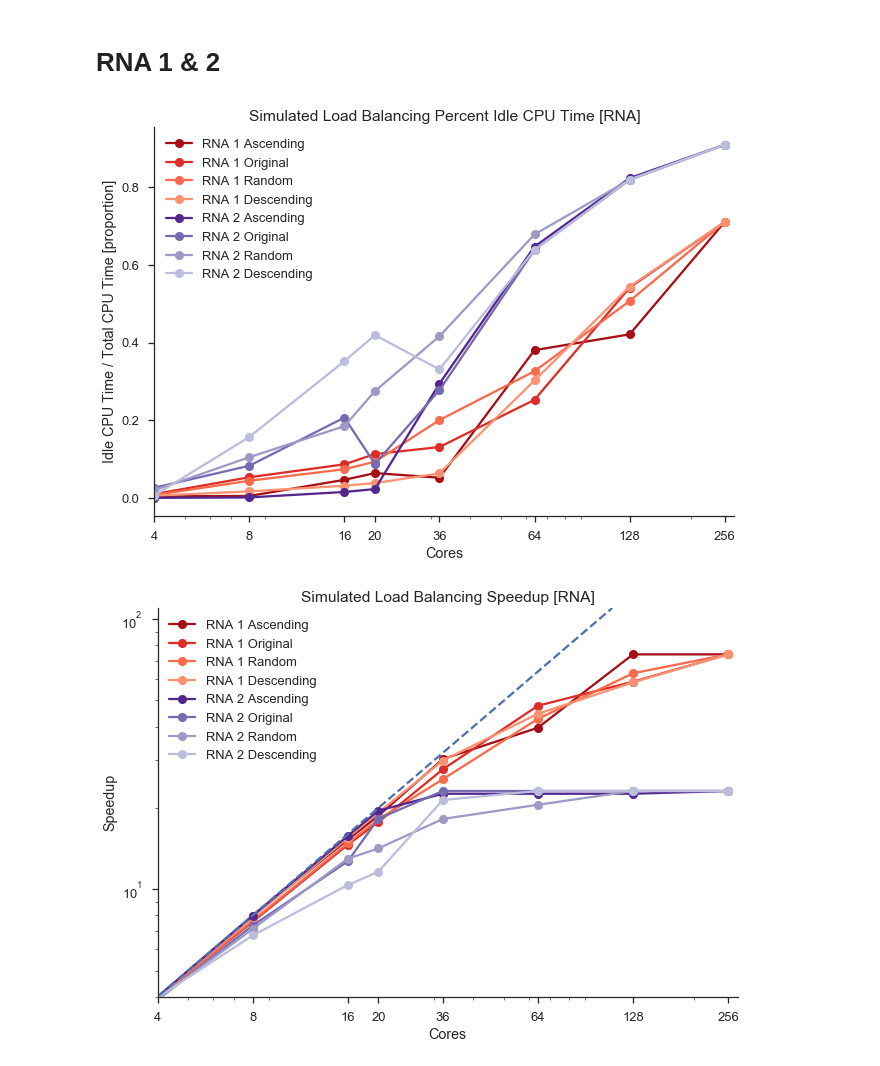
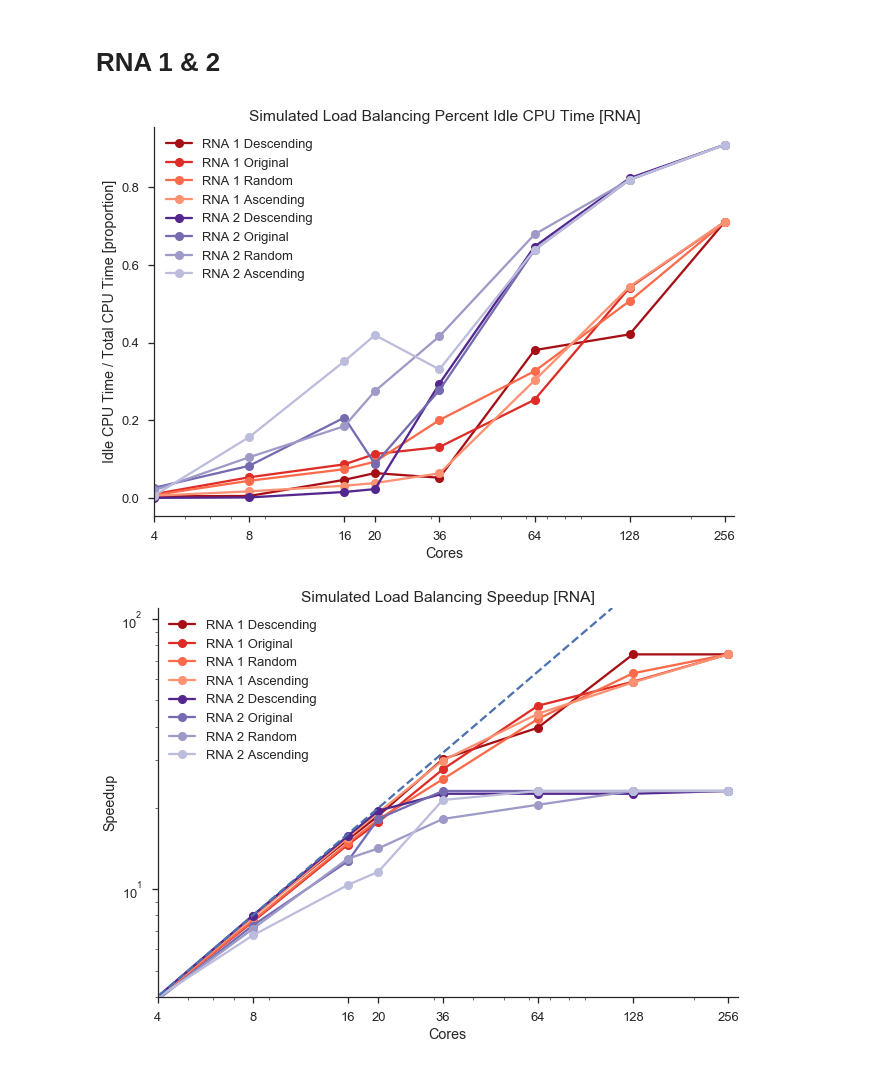
Before and after one commit to AndrewPaulLund/cs205project, a Jupyter notebook: plot_notebooks/simulation_load_balance_plots.ipynb, the cells around one changed output. Saved outputs shown, nothing was run; the diff lists cells and outputs as text; code cells hidden in the pictures.

```diff
--- a/plot_notebooks/simulation_load_balance_plots.ipynb
+++ b/plot_notebooks/simulation_load_balance_plots.ipynb
@@ -118,9 +116,9 @@ sns.despine();
 # RNA 1 & 2
 # %%
 #read in data
-r1 = pd.read_csv('../data/simulation_timings/RNA1.simulate.txt', sep='\t', header=None,
+r1 = pd.read_csv('../load_balancing_simulator/output/RNA1.simulate.txt', sep='\t', header=None,
                 names=['case', 'cores', 'idle_time', 'compute_time', 'total_time', '%_wasted'])
-r2 = pd.read_csv('../data/simulation_timings/RNA2.simulate.txt', sep='\t', header=None,
+r2 = pd.read_csv('../load_balancing_simulator/output/RNA2.simulate.txt', sep='\t', header=None,
                 names=['case', 'cores', 'idle_time', 'compute_time', 'total_time', '%_wasted'])
 
 #sort by 'case'
@@ -129,67 +127,67 @@ r2 = r2.sort_values(by=['case'])
 # %%
 #separate cases (10 rows per case)
 #RNA1
-r1_ascending = r1.iloc[0:10].sort_values(by=['cores'])
+r1_descending = r1.iloc[0:10].sort_values(by=['cores'])
 r1_original = r1.iloc[10:20].sort_values(by=['cores'])
 r1_random = r1.iloc[20:30].sort_values(by=['cores'])
-r1_descending = r1.iloc[30:40].sort_values(by=['cores'])
+r1_ascending = r1.iloc[30:40].sort_values(by=['cores'])
 
 #RNA2
-r2_ascending = r2.iloc[0:10].sort_values(by=['cores'])
+r2_descending = r2.iloc[0:10].sort_values(by=['cores'])
 r2_original = r2.iloc[10:20].sort_values(by=['cores'])
 r2_random = r2.iloc[20:30].sort_values(by=['cores'])
-r2_descending = r2.iloc[30:40].sort_values(by=['cores'])
+r2_ascending = r2.iloc[30:40].sort_values(by=['cores'])
 
 #speedup
 #RNA1
-r1_ascending_speedup = [r1_ascending.iloc[0]['total_time']/p for p in r1_ascending['total_time']]
+r1_descending_speedup = [r1_descending.iloc[0]['total_time']/p for p in r1_descending['total_time']]
 r1_original_speedup = [r1_original.iloc[0]['total_time']/p for p in r1_original['total_time']]
 r1_random_speedup = [r1_random.iloc[0]['total_time']/p for p in r1_random['total_time']]
-r1_descending_speedup = [r1_descending.iloc[0]['total_time']/p for p in r1_descending['total_time']]
+r1_ascending_speedup = [r1_ascending.iloc[0]['total_time']/p for p in r1_ascending['total_time']]
 
 #RNA2
-r2_ascending_speedup = [r2_ascending.iloc[0]['total_time']/p for p in r2_ascending['total_time']]
+r2_descending_speedup = [r2_descending.iloc[0]['total_time']/p for p in r2_descending['total_time']]
 r2_original_speedup = [r2_original.iloc[0]['total_time']/p for p in r2_original['total_time']]
 r2_random_speedup = [r2_random.iloc[0]['total_time']/p for p in r2_random['total_time']]
-r2_descending_speedup = [r2_descending.iloc[0]['total_time']/p for p in r2_descending['total_time']]
+r2_ascending_speedup = [r2_ascending.iloc[0]['total_time']/p for p in r2_ascending['total_time']]
 # %%
 #plot %wasted vs. cores for simulated sorting
 #RNA1
-plt.plot(cores, r1_ascending['%_wasted'], '-o', c ='#a50f15', label='RNA 1 Ascending')
+plt.plot(cores, r1_descending['%_wasted'], '-o', c ='#a50f15', label='RNA 1 Descending')
 plt.plot(cores, r1_original['%_wasted'], '-o', c ='#de2d26', label='RNA 1 Original')
 plt.plot(cores, r1_random['%_wasted'], '-o', c ='#fb6a4a', label='RNA 1 Random')
-plt.plot(cores, r1_descending['%_wasted'], '-o', c ='#fc9272', label='RNA 1 Descending')
+plt.plot(cores, r1_ascending['%_wasted'], '-o', c ='#fc9272', label='RNA 1 Ascending')
 
 #DNA2
-plt.plot(cores, r2_ascending['%_wasted'], '-o', c ='#54278f', label='RNA 2 Ascending')
+plt.plot(cores, r2_descending['%_wasted'], '-o', c ='#54278f', label='RNA 2 Descending')
 plt.plot(cores, r2_original['%_wasted'], '-o', c ='#756bb1', label='RNA 2 Original')
 plt.plot(cores, r2_random['%_wasted'], '-o', c ='#9e9ac8', label='RNA 2 Random')
-plt.plot(cores, r2_descending['%_wasted'], '-o', c ='#bcbddc', label='RNA 2 Descending')
+plt.plot(cores, r2_ascending['%_wasted'], '-o', c ='#bcbddc', label='RNA 2 Ascending')
 
 #labels & axes
 plt.title('Simulated Load Balancing Percent Idle CPU Time [RNA]')
 plt.xlabel('Cores')
 plt.ylabel('Idle CPU Time / Total CPU Time [proportion]')
 plt.legend(loc = 'upper left')
 plt.xscale('log')
 plt.xticks([1, 2, 4, 8, 16, 20, 32, 64, 128, 256], ('1','2','4','8','16','20','36','64','128','256'))
 plt.xlim([4, 275])
 sns.despine();
 # %% [output]
-[figure, old version]
+[figure, new version]
 # %%
 #plot speedup vs. cores for simulated sorting
 #RNA1
-plt.plot(cores, r1_ascending_speedup, '-o', c ='#a50f15', label='RNA 1 Ascending')
+plt.plot(cores, r1_descending_speedup, '-o', c ='#a50f15', label='RNA 1 Descending')
 plt.plot(cores, r1_original_speedup, '-o', c ='#de2d26', label='RNA 1 Original')
 plt.plot(cores, r1_random_speedup, '-o', c ='#fb6a4a', label='RNA 1 Random')
-plt.plot(cores, r1_descending_speedup, '-o', c ='#fc9272', label='RNA 1 Descending')
+plt.plot(cores, r1_ascending_speedup, '-o', c ='#fc9272', label='RNA 1 Ascending')
 
 #RNA2
-plt.plot(cores, r2_ascending_speedup, '-o', c ='#54278f', label='RNA 2 Ascending')
+plt.plot(cores, r2_descending_speedup, '-o', c ='#54278f', label='RNA 2 Descending')
 plt.plot(cores, r2_original_speedup, '-o', c ='#756bb1', label='RNA 2 Original')
 plt.plot(cores, r2_random_speedup, '-o', c ='#9e9ac8', label='RNA 2 Random')
-plt.plot(cores, r2_descending_speedup, '-o', c ='#bcbddc', label='RNA 2 Descending')
+plt.plot(cores, r2_ascending_speedup, '-o', c ='#bcbddc', label='RNA 2 Ascending')
 
 # add diagonal line
 x = [0, 110]
@@ -208,7 +206,7 @@ plt.xlim([4,275])
 plt.ylim([4,110])
 sns.despine();
 # %% [output]
-[figure, old version]
+[figure, new version]
 # %%
 #speedup tables
 pd.DataFrame({'Cores':cores,
```
Also changed, not shown: parts of 6 cells of this notebook, 8 other files.
